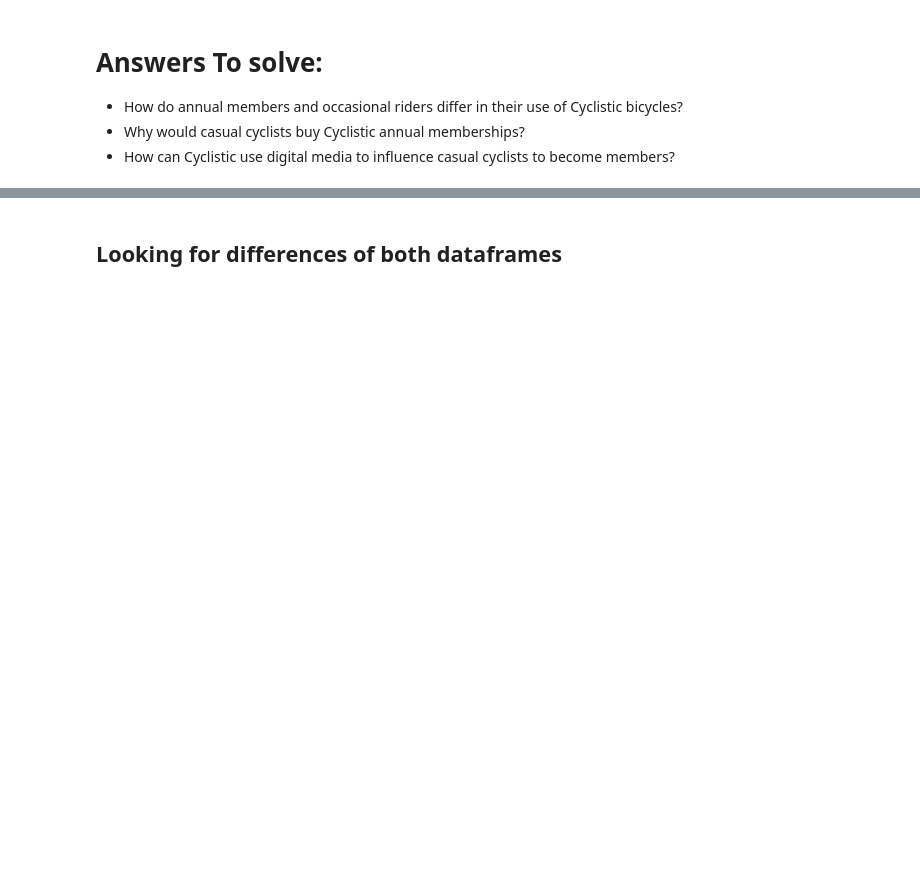
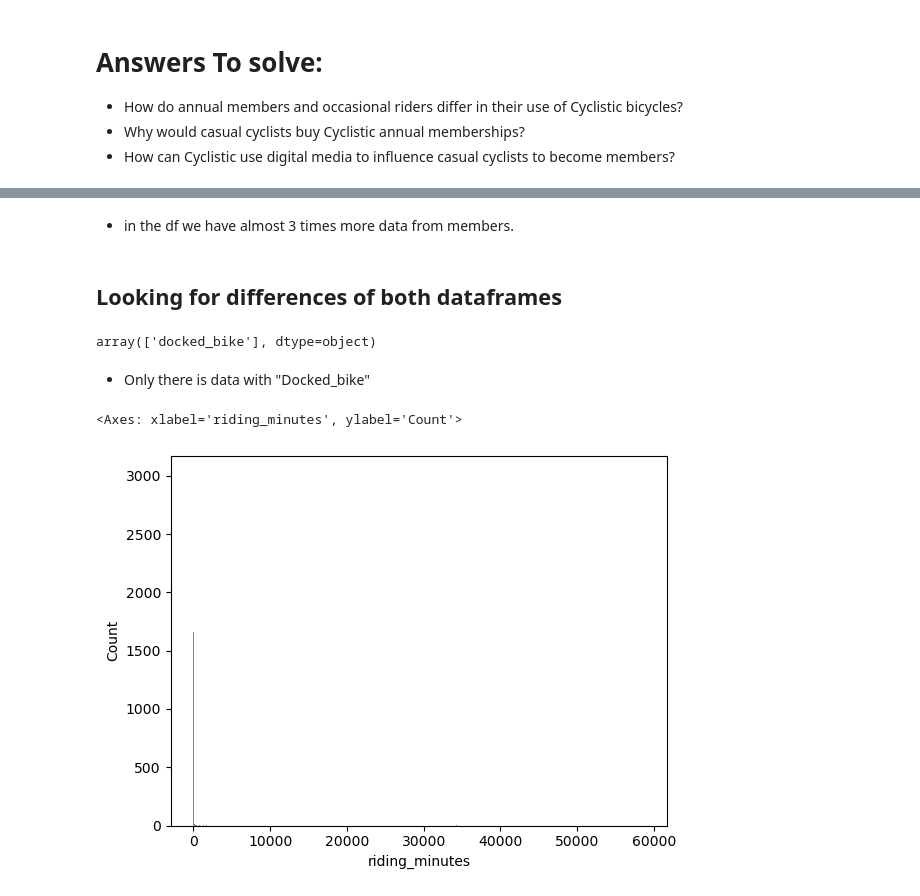
Before and after one commit to Alejolamilla/Cyclistic_Data_Analysis, a Jupyter notebook: Cyclistic_Data_Analysis.ipynb, the cells around one changed output, grey strips where cells are left out. Saved outputs shown, nothing was run; the diff lists cells and outputs as text; code cells hidden in the pictures; blank space fills up the shorter version.

```diff
--- a/Cyclistic_Data_Analysis.ipynb
+++ b/Cyclistic_Data_Analysis.ipynb
@@ -87,4 +91,20 @@ casual_df = df[df["member_casual"] == "casual"]
+# %% [markdown]
+- in the df we have almost 3 times more data from members.
 # %% [markdown]
 ## Looking for differences of both dataframes
+# %%
+df.rideable_type.unique()
+# %% [output]
+array(['docked_bike'], dtype=object)
+# %% [markdown]
+- Only there is data with "Docked_bike"
 # %%
 df['riding_minutes'] = df['riding_time'].dt.total_seconds() / 60
+# %%
+# Looking at the duration in minutes of ridings
+sns.histplot(
+    data= df["riding_minutes"]
+)
+# %% [output]
+<Axes: xlabel='riding_minutes', ylabel='Count'>
+[figure, added]
```
Also changed, not shown: parts of 15 cells of this notebook.
